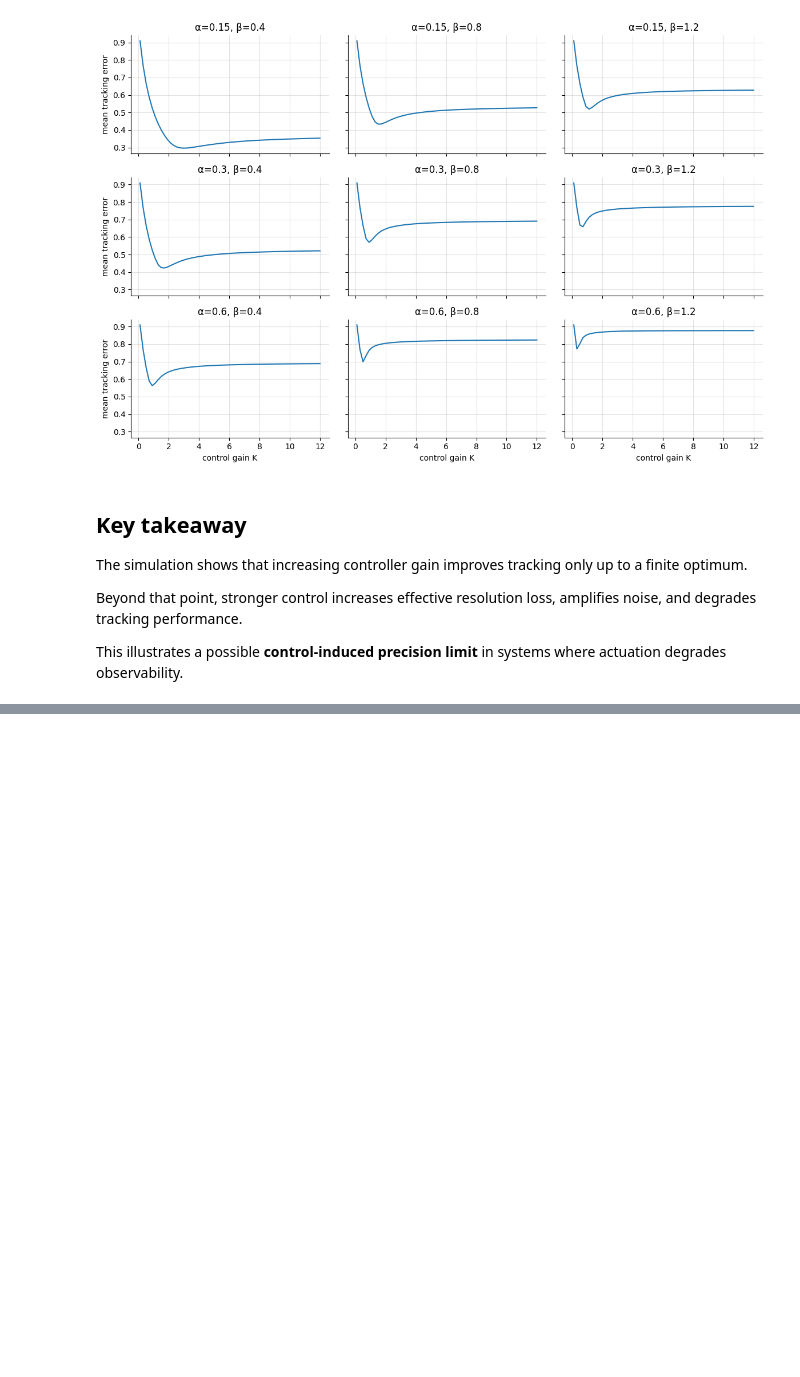
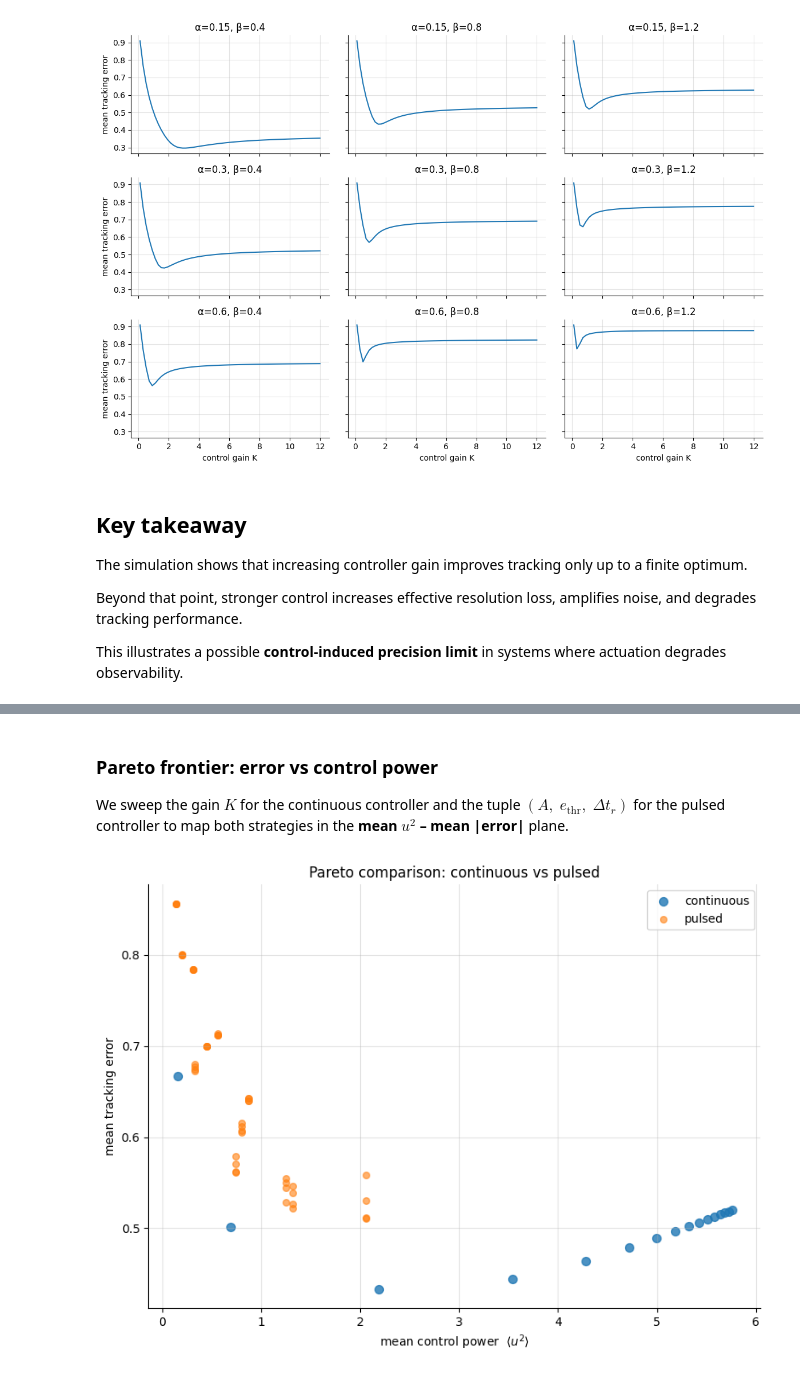
Before and after one commit to Budrink/resolution-limited-control, a Jupyter notebook: control.ipynb, the cells around one changed output, grey strips where cells are left out. Saved outputs shown, nothing was run; the diff lists cells and outputs as text; code cells hidden in the pictures; blank space fills up the shorter version.

```diff
--- a/control.ipynb
+++ b/control.ipynb
@@ -289,0 +441,40 @@ can degrade effective observability.
+# %% [markdown]
+### Pareto frontier: error vs control power
+
+We sweep the gain $K$ for the continuous controller and the
+tuple $(A,\; e_\text{thr},\; \Delta t_r)$ for the pulsed controller
+to map both strategies in the **mean $u^2$ – mean |error|** plane.
+# %%
+K_values_pareto = np.linspace(0.5, 8.0, 16)
+cont_pts = []
+for Kv in K_values_pareto:
+    m = average_metrics(lambda seed, K=Kv: simulate(K=K, alpha=alpha_p, beta=beta_p, seed=seed), n_runs=30)
+    cont_pts.append((m["mean_u2"], m["mean_abs_error"]))
+
+pulse_amps   = [1.0, 1.5, 2.0, 2.5]
+thresholds   = [0.10, 0.15, 0.20, 0.25]
+refractories = [0.4, 0.8, 1.2]
+
+pulse_pts = []
+for amp in pulse_amps:
+    for thr in thresholds:
+        for ref in refractories:
+            m = average_metrics(simulate_pulsed, alpha=alpha_p, beta=beta_p,
+                                pulse_amp=amp, err_threshold=thr,
+                                pulse_duration=0.20, refractory_time=ref, n_runs=20)
+            pulse_pts.append((m["mean_u2"], m["mean_abs_error"]))
+
+cont_pts  = np.array(cont_pts)
+pulse_pts = np.array(pulse_pts)
+
+fig, ax = plt.subplots(figsize=(8, 6))
+ax.scatter(cont_pts[:, 0],  cont_pts[:, 1],  s=50, alpha=0.8, label="continuous")
+ax.scatter(pulse_pts[:, 0], pulse_pts[:, 1], s=30, alpha=0.6, label="pulsed")
+ax.set_xlabel("mean control power  $\\langle u^2 \\rangle$")
+ax.set_ylabel("mean tracking error")
+ax.set_title("Pareto comparison: continuous vs pulsed")
+ax.legend()
+plt.tight_layout()
+plt.show()
+# %% [output]
+[figure, added]
```
Also changed, not shown: parts of 11 cells of this notebook.
